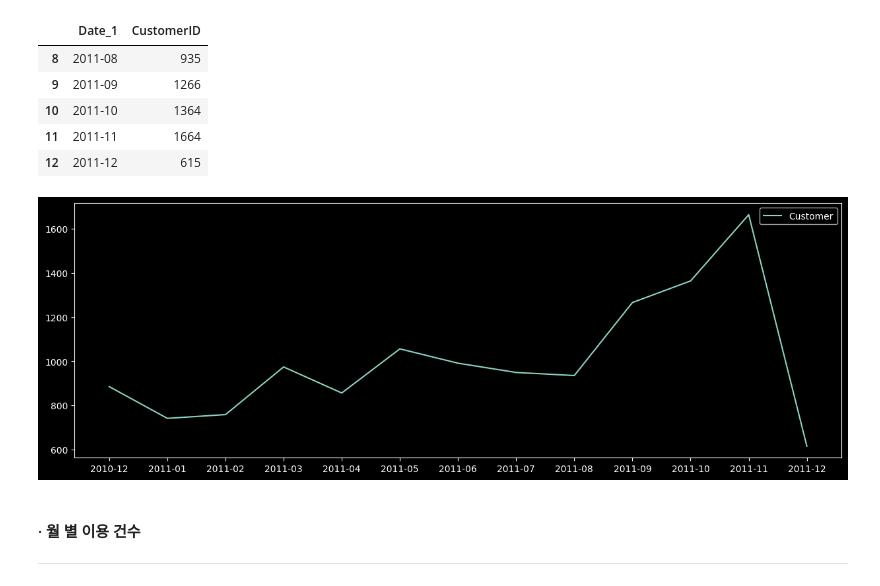
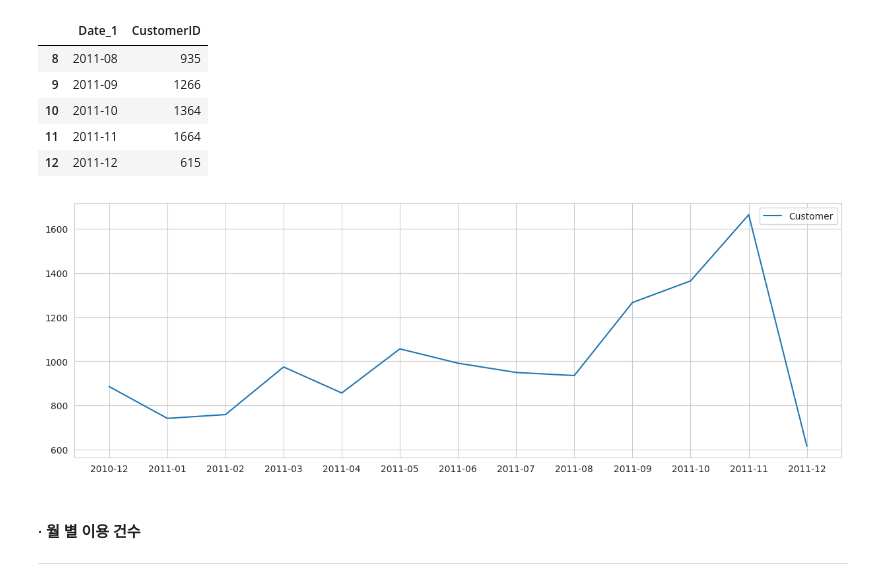
Before and after one commit to Hansol0927/ecommerce-rfm-cohort-analysis, a Jupyter notebook: ecommerce_rfm_cohort_analysis.ipynb, the cells around one changed output. Saved outputs shown, nothing was run; the diff lists cells and outputs as text; code cells hidden in the pictures.

```diff
--- a/ecommerce_rfm_cohort_analysis.ipynb
+++ b/ecommerce_rfm_cohort_analysis.ipynb
@@ -426,0 +320,10 @@ frequency_df.head()
+# %%
+# -- Recency 분석: 고객이 마지막으로 구매한 이후 며칠이 지났는지 계산 --
+
+# 고객별 마지막 구매일 → 기준일 대비 Recency 계산
+df['Date'] = pd.to_datetime(df['InvoiceDate'].str.split(' ').str[0])
+recency_df = df.groupby('CustomerID', as_index=False)['Date'].max()
+recency_df.columns = ['CustomerID','LastPurchaseDate']   # 컬럼명 정리
+recency_df['Recency'] = (df['Date'].max() - recency_df['LastPurchaseDate']).dt.days
+recency_df.drop(columns=['LastPurchaseDate'], inplace=True)
+recency_df.head()
@@ -426,0 +457,10 @@ frequency_df.head()
+# %%
+# -- Frequency 분석: 고객별 구매 횟수 (주문 단위) --
+
+# 주문 단위 데이터 확보 (CustomerID + InvoiceNo 중복 제거)
+frequency_df = df.drop_duplicates(subset=['CustomerID','InvoiceNo'])
+
+# 고객별 주문 건수 집계
+frequency_df = frequency_df.groupby('CustomerID', as_index=False)['InvoiceNo'].count()
+frequency_df.columns = ['CustomerID','Frequency']
+frequency_df.head()
@@ -609,4 +754,9 @@ rfm.shape
 - R/F/M 지표를 min-max scaling으로 정규화
 - Recency는 낮을수록 좋으므로 (1 – 정규화값)으로 변환
 - 세 지표를 동일 가중치 합산 → 0~100 점수화
+# %%
+# 원본 보존
+rfm['Monetary_raw'] = rfm['Monetary']
+rfm['Recency_raw']  = rfm['Recency']
+rfm['Frequency_raw'] = rfm['Frequency']
 # %%
@@ -614,9 +764,8 @@ rfm.shape
 from sklearn.preprocessing import minmax_scale
 # %%
 # 최근성은 숫자가 작을수록, 즉 최근 구매일이 얼마 지나지 않은 고객이 더 점수가 높음
-rfm['Recency'] = minmax_scale(rfm['Recency'], axis=0, copy=True)
-rfm['Recency'] = 1-rfm['Recency'] # 값이 작을수록 높은 점수로 바꾸는 것
+rfm['Recency'] = minmax_scale(rfm['Recency_raw'], axis=0)
+rfm['Recency'] = 1 - rfm['Recency']
 
-rfm['Frequency'] = minmax_scale(rfm['Frequency'], axis=0, copy=True)
-
-rfm['Monetary'] = minmax_scale(rfm['Monetary'], axis=0, copy=True)
+rfm['Frequency'] = minmax_scale(rfm['Frequency_raw'], axis=0)
+rfm['Monetary']  = minmax_scale(rfm['Monetary_raw'], axis=0)
@@ -1136,14 +1238,13 @@ df_cus.tail(5)
 # %%
 # 2010.12 런칭이후 사용자 수가 증가하고 2011.11월 Peak를 달성했으나 다시 대폭 하락함
 
 # 12월은 9일까지만 분석했기 때문에 11월까지만 보기
 # 9,10,11월 빠르게 성장한 것 확인 가능
-plt.style.use(['dark_background'])
 plt.plot(df_cus['Date_1'], df_cus['CustomerID'], label='Customer');
 plt.legend();
 plt.gcf().set_size_inches(15, 5)
 # %% [output]
-[figure, old version]
+[figure, new version]
 # %% [markdown]
 #### · 월 별 이용 건수
 ---
```
Also changed, not shown: parts of 119 cells of this notebook.
